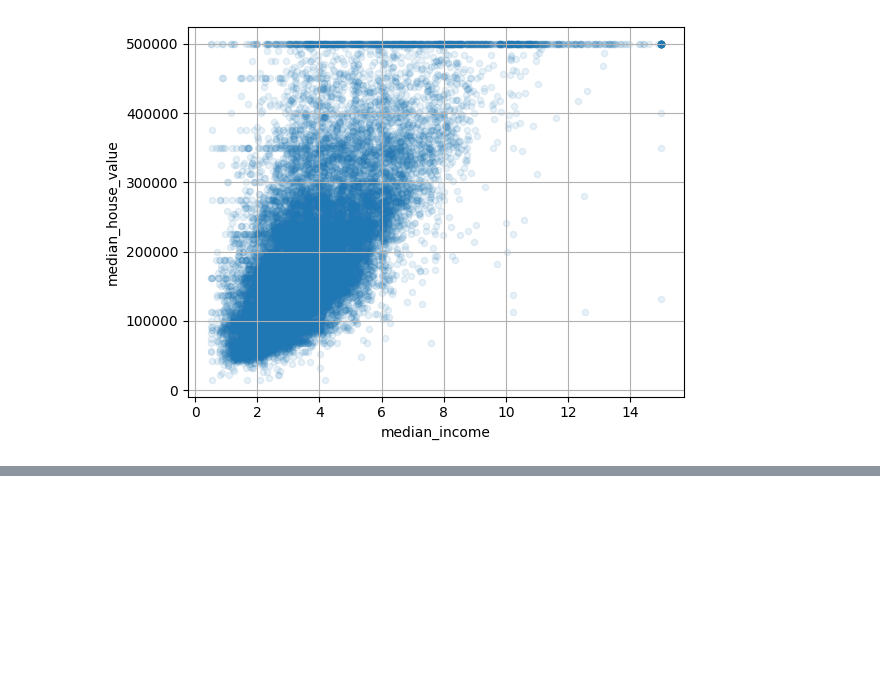
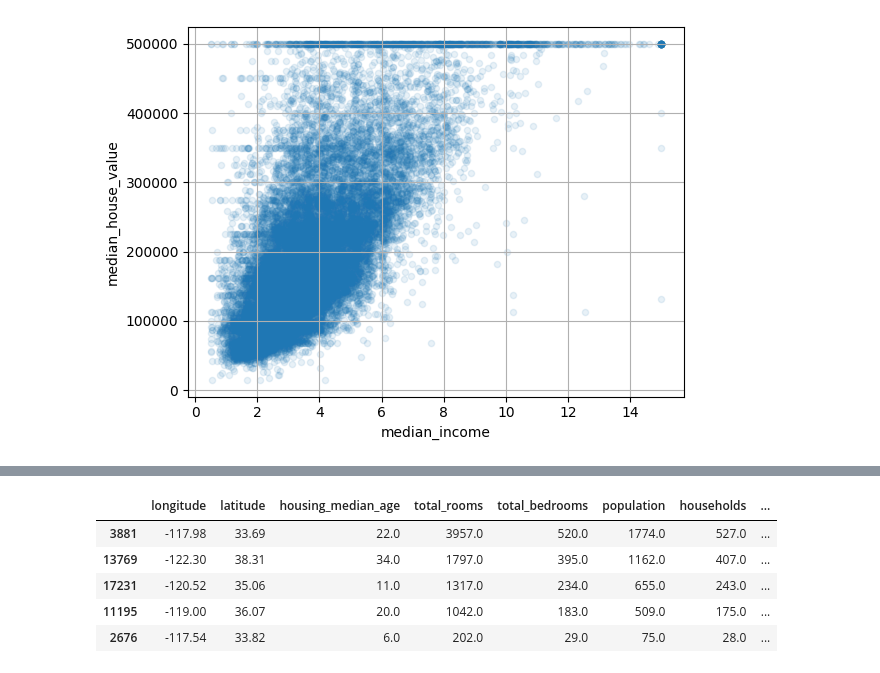
Before and after one commit to Venchislav/AI-Journey-Zero-to-Hero, a Jupyter notebook: HandsOnML/Realistic_Real_Estate_Project.ipynb, the cells around one changed output, grey strips where cells are left out. Cells and saved outputs as stored; diff of their text form; code cells hidden in the pictures; blank space fills up the shorter version.

```diff
--- a/HandsOnML/Realistic_Real_Estate_Project.ipynb
+++ b/HandsOnML/Realistic_Real_Estate_Project.ipynb
@@ -173,0 +232,6 @@ housing.plot(kind='scatter', x='median_income', y='median_house_value',
+# %%
+imputer = SimpleImputer(strategy='median')
+# %%
+housing_num = housing.select_dtypes(include=[np.number])
+# %%
+X = imputer.fit_transform(housing_num)
@@ -173,0 +251,10 @@ housing.plot(kind='scatter', x='median_income', y='median_house_value',
+# %%
+housing_tr = pd.DataFrame(X, columns=housing_num.columns, index=housing_num.index)
+housing_tr.head()
+# %% [output]
+|  | longitude | latitude | housing_median_age | total_rooms | total_bedrooms | population | households | ... |
+| 3881 | -117.98 | 33.69 | 22.0 | 3957.0 | 520.0 | 1774.0 | 527.0 | ... |
+| 13769 | -122.30 | 38.31 | 34.0 | 1797.0 | 395.0 | 1162.0 | 407.0 | ... |
+| 17231 | -120.52 | 35.06 | 11.0 | 1317.0 | 234.0 | 655.0 | 243.0 | ... |
+| 11195 | -119.00 | 36.07 | 20.0 | 1042.0 | 183.0 | 509.0 | 175.0 | ... |
+| 2676 | -117.54 | 33.82 | 6.0 | 202.0 | 29.0 | 75.0 | 28.0 | ... |
```
Also changed, not shown: parts of 27 cells of this notebook.
